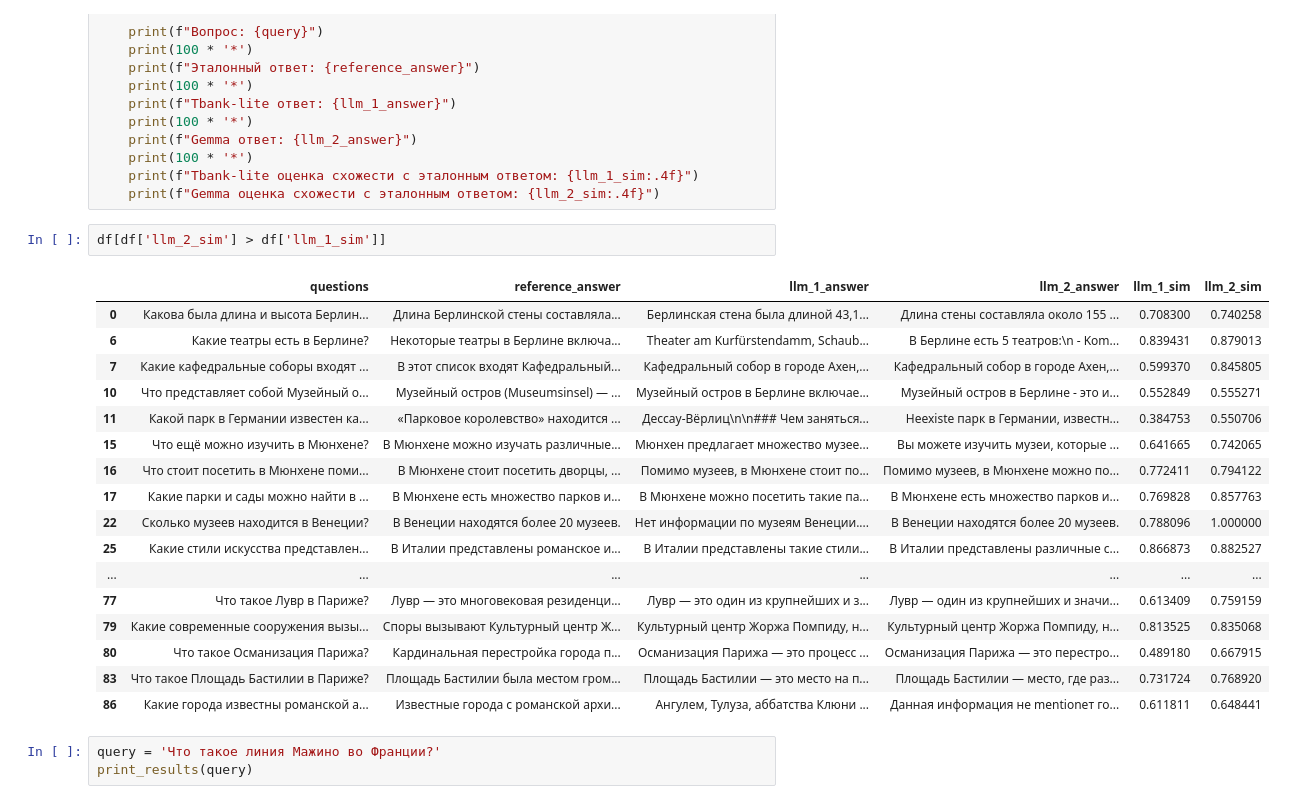
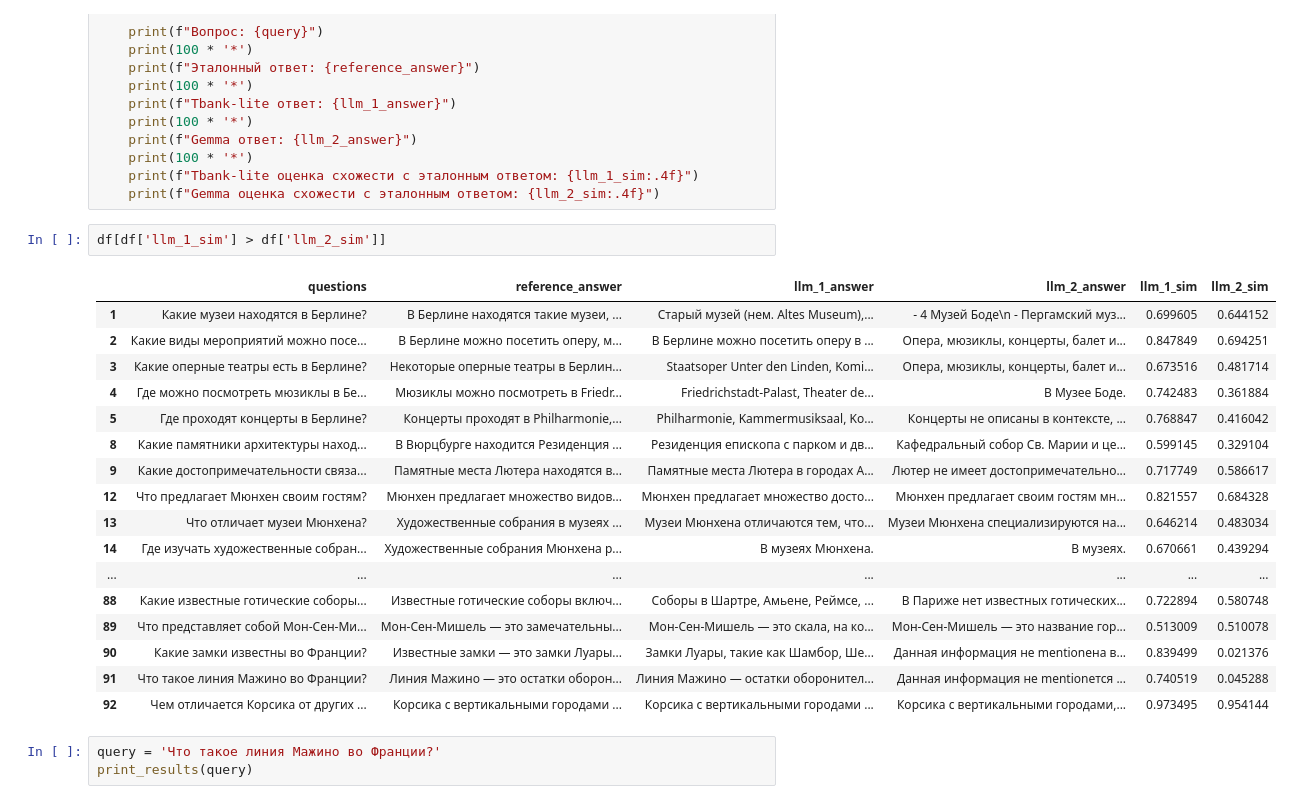
Before and after one commit to malyushitsky/rag-sber, a Jupyter notebook: model_eval.ipynb, the cells around one changed output. Drawn from its saved outputs; the diff is of its cells as text.

```diff
--- a/model_eval.ipynb
+++ b/model_eval.ipynb
@@ -1080,25 +1080,25 @@ def print_results(query: str):
     print(f"Tbank-lite оценка схожести с эталонным ответом: {llm_1_sim:.4f}")
     print(f"Gemma оценка схожести с эталонным ответом: {llm_2_sim:.4f}")
 # %%
-df[df['llm_2_sim'] > df['llm_1_sim']]
+df[df['llm_1_sim'] > df['llm_2_sim']]
 # %% [output]
 |  | questions | reference_answer | llm_1_answer | llm_2_answer | llm_1_sim | llm_2_sim |
-| 0 | Какова была длина и высота Берлин... | Длина Берлинской стены составляла... | Берлинская стена была длиной 43,1... | Длина стены составляла около 155 ... | 0.708300 | 0.740258 |
-| 6 | Какие театры есть в Берлине? | Некоторые театры в Берлине включа... | Theater am Kurfürstendamm, Schaub... | В Берлине есть 5 театров:\n - Kom... | 0.839431 | 0.879013 |
-| 7 | Какие кафедральные соборы входят ... | В этот список входят Кафедральный... | Кафедральный собор в городе Ахен,... | Кафедральный собор в городе Ахен,... | 0.599370 | 0.845805 |
-| 10 | Что представляет собой Музейный о... | Музейный остров (Museumsinsel) — ... | Музейный остров в Берлине включае... | Музейный остров в Берлине - это и... | 0.552849 | 0.555271 |
-| 11 | Какой парк в Германии известен ка... | «Парковое королевство» находится ... | Дессау-Вёрлиц\n\n### Чем заняться... | Неexiste парк в Германии, известн... | 0.384753 | 0.550706 |
-| 15 | Что ещё можно изучить в Мюнхене? | В Мюнхене можно изучать различные... | Мюнхен предлагает множество музее... | Вы можете изучить музеи, которые ... | 0.641665 | 0.742065 |
-| 16 | Что стоит посетить в Мюнхене поми... | В Мюнхене стоит посетить дворцы, ... | Помимо музеев, в Мюнхене стоит по... | Помимо музеев, в Мюнхене можно по... | 0.772411 | 0.794122 |
-| 17 | Какие парки и сады можно найти в ... | В Мюнхене есть множество парков и... | В Мюнхене можно посетить такие па... | В Мюнхене есть множество парков и... | 0.769828 | 0.857763 |
-| 22 | Сколько музеев находится в Венеции? | В Венеции находятся более 20 музеев. | Нет информации по музеям Венеции.... | В Венеции находятся более 20 музеев. | 0.788096 | 1.000000 |
-| 25 | Какие стили искусства представлен... | В Италии представлены романское и... | В Италии представлены такие стили... | В Италии представлены различные с... | 0.866873 | 0.882527 |
+| 1 | Какие музеи находятся в Берлине? | В Берлине находятся такие музеи, ... | Старый музей (нем. Altes Museum),... | - 4 Музей Боде\n - Пергамский муз... | 0.699605 | 0.644152 |
+| 2 | Какие виды мероприятий можно посе... | В Берлине можно посетить оперу, м... | В Берлине можно посетить оперу в ... | Опера, мюзиклы, концерты, балет и... | 0.847849 | 0.694251 |
+| 3 | Какие оперные театры есть в Берлине? | Некоторые оперные театры в Берлин... | Staatsoper Unter den Linden, Komi... | Опера, мюзиклы, концерты, балет и... | 0.673516 | 0.481714 |
+| 4 | Где можно посмотреть мюзиклы в Бе... | Мюзиклы можно посмотреть в Friedr... | Friedrichstadt-Palast, Theater de... | В Музее Боде. | 0.742483 | 0.361884 |
+| 5 | Где проходят концерты в Берлине? | Концерты проходят в Philharmonie,... | Philharmonie, Kammermusiksaal, Ko... | Концерты не описаны в контексте, ... | 0.768847 | 0.416042 |
+| 8 | Какие памятники архитектуры наход... | В Вюрцбурге находится Резиденция ... | Резиденция епископа с парком и дв... | Кафедральный собор Св. Марии и це... | 0.599145 | 0.329104 |
+| 9 | Какие достопримечательности связа... | Памятные места Лютера находятся в... | Памятные места Лютера в городах А... | Лютер не имеет достопримечательно... | 0.717749 | 0.586617 |
+| 12 | Что предлагает Мюнхен своим гостям? | Мюнхен предлагает множество видов... | Мюнхен предлагает множество досто... | Мюнхен предлагает своим гостям мн... | 0.821557 | 0.684328 |
+| 13 | Что отличает музеи Мюнхена? | Художественные собрания в музеях ... | Музеи Мюнхена отличаются тем, что... | Музеи Мюнхена специализируются на... | 0.646214 | 0.483034 |
+| 14 | Где изучать художественные собран... | Художественные собрания Мюнхена р... | В музеях Мюнхена. | В музеях. | 0.670661 | 0.439294 |
 | ... | ... | ... | ... | ... | ... | ... |
-| 77 | Что такое Лувр в Париже? | Лувр — это многовековая резиденци... | Лувр — это один из крупнейших и з... | Лувр — один из крупнейших и значи... | 0.613409 | 0.759159 |
-| 79 | Какие современные сооружения вызы... | Споры вызывают Культурный центр Ж... | Культурный центр Жоржа Помпиду, н... | Культурный центр Жоржа Помпиду, н... | 0.813525 | 0.835068 |
-| 80 | Что такое Османизация Парижа? | Кардинальная перестройка города п... | Османизация Парижа — это процесс ... | Османизация Парижа — это перестро... | 0.489180 | 0.667915 |
-| 83 | Что такое Площадь Бастилии в Париже? | Площадь Бастилии была местом гром... | Площадь Бастилии — это место на п... | Площадь Бастилии — место, где раз... | 0.731724 | 0.768920 |
-| 86 | Какие города известны романской а... | Известные города с романской архи... | Ангулем, Тулуза, аббатства Клюни ... | Данная информация не mentionет го... | 0.611811 | 0.648441 |
+| 88 | Какие известные готические соборы... | Известные готические соборы включ... | Соборы в Шартре, Амьене, Реймсе, ... | В Париже нет известных готических... | 0.722894 | 0.580748 |
+| 89 | Что представляет собой Мон-Сен-Ми... | Мон-Сен-Мишель — это замечательны... | Мон-Сен-Мишель — это скала, на ко... | Мон-Сен-Мишель — это название гор... | 0.513009 | 0.510078 |
+| 90 | Какие замки известны во Франции? | Известные замки — это замки Луары... | Замки Луары, такие как Шамбор, Ше... | Данная информация не mentionена в... | 0.839499 | 0.021376 |
+| 91 | Что такое линия Мажино во Франции? | Линия Мажино — это остатки оборон... | Линия Мажино — остатки оборонител... | Данная информация не mentionется ... | 0.740519 | 0.045288 |
+| 92 | Чем отличается Корсика от других ... | Корсика с вертикальными городами ... | Корсика с вертикальными городами ... | Корсика с вертикальными городами,... | 0.973495 | 0.954144 |
 # %%
 query = 'Что такое линия Мажино во Франции?'
 print_results(query)
```
Also changed, not shown: parts of 7 cells of this notebook.
